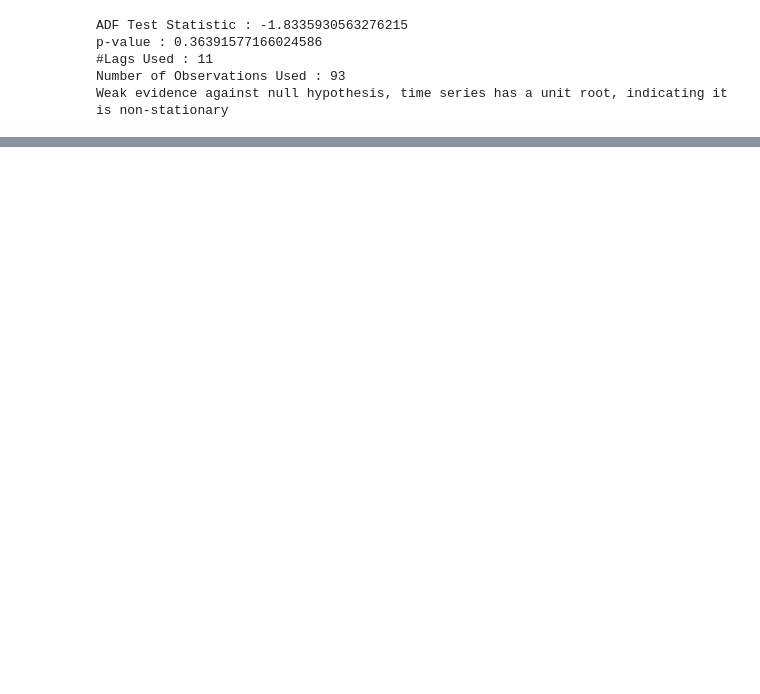
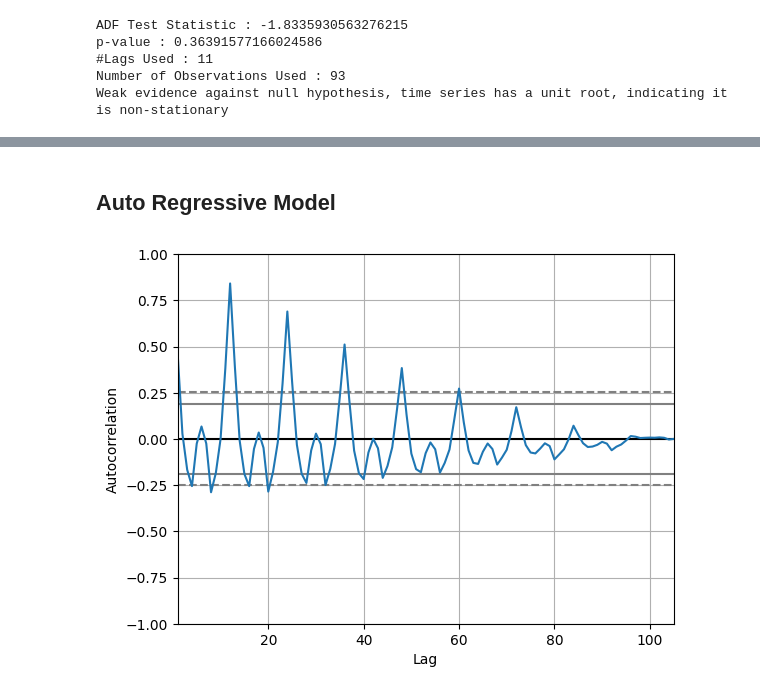
Before and after one commit to iamram33z/monthly-sales-forecasting, a Jupyter notebook: Notebooks/trial.ipynb, the cells around one changed output, grey strips where cells are left out. Saved outputs shown, nothing was run; the diff lists cells and outputs as text; code cells hidden in the pictures; blank space fills up the shorter version.

```diff
--- a/Notebooks/trial.ipynb
+++ b/Notebooks/trial.ipynb
@@ -136,0 +189,8 @@ Weak evidence against null hypothesis, time series has a unit root, indicating i
+# %% [markdown]
+## Auto Regressive Model
+# %%
+# Plot the Sales Autocorrelation
+autocorrelation_plot(df['Sales'])
+plt.show()
+# %% [output]
+[figure, added]
```
Also changed, not shown: parts of 15 cells of this notebook.
